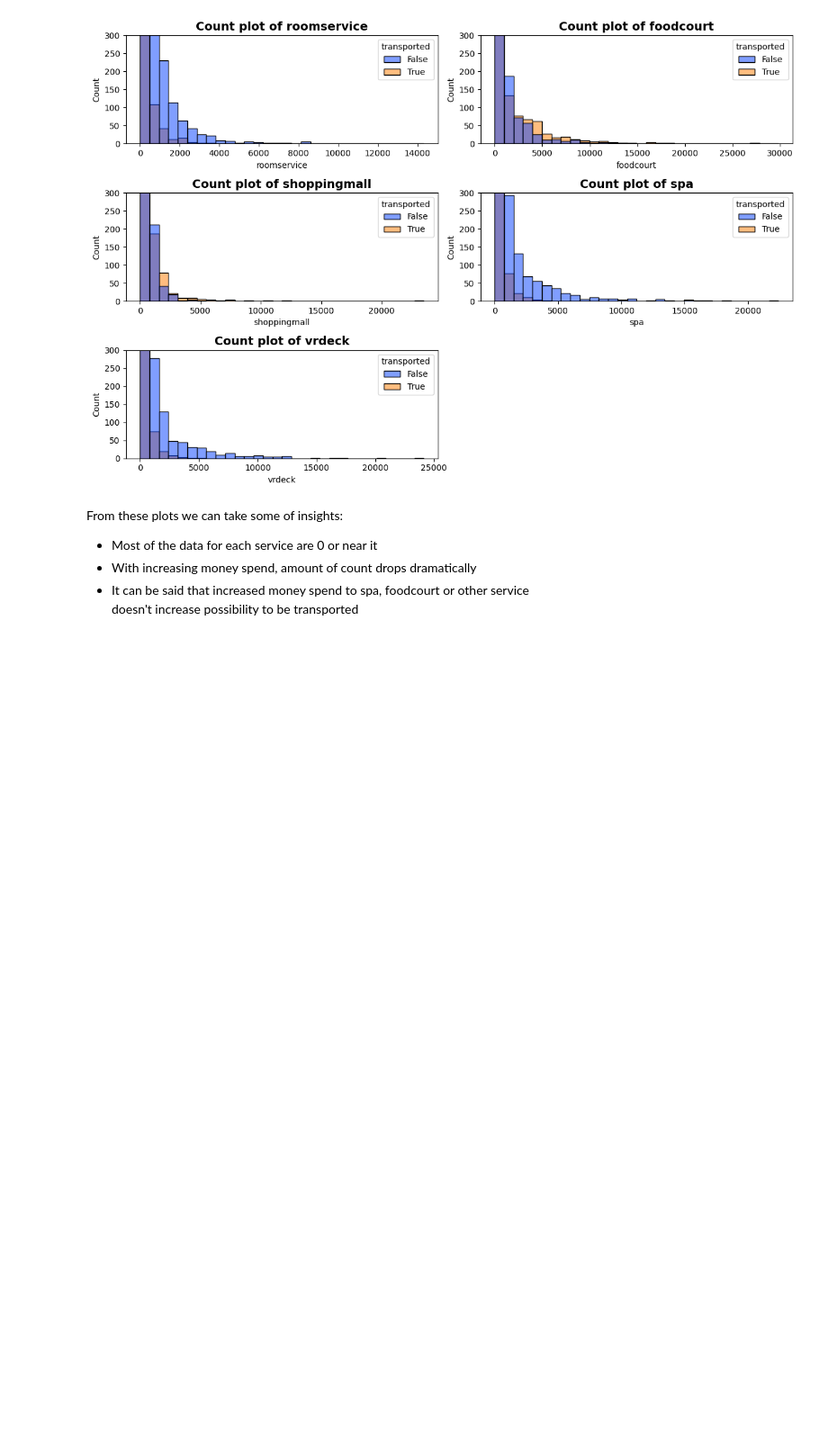
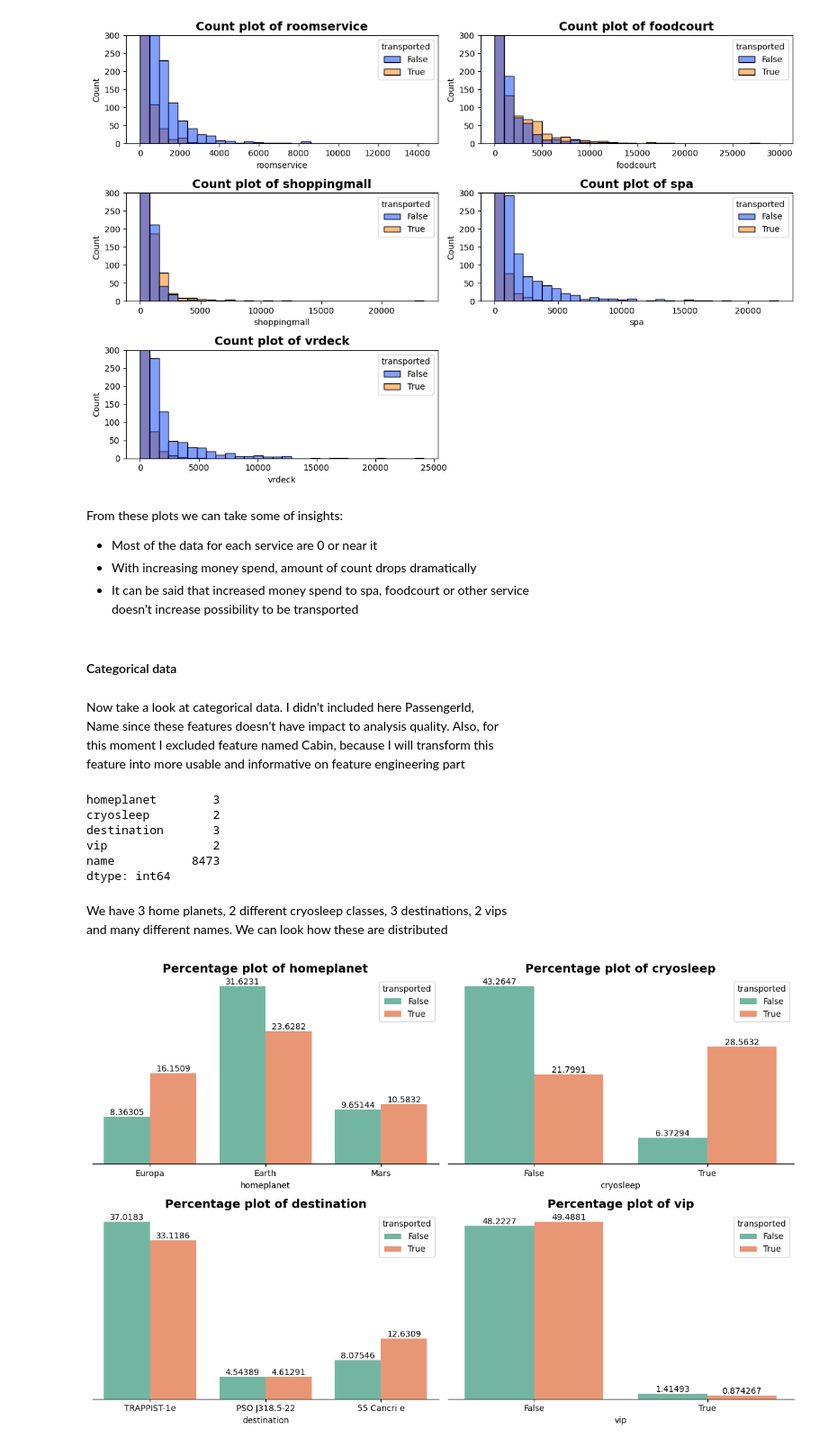
Before and after one commit to ShariYo/Modul3_Sprint3, a Jupyter notebook: project/main.ipynb, the cells around one changed output. Shown at 90% size. Saved outputs shown, nothing was run; the diff lists cells and outputs as text; code cells hidden in the pictures; blank space fills up the shorter version.

Commit message:
end with categorical EDA, start with Feature engineering

```diff
--- a/project/main.ipynb
+++ b/project/main.ipynb
@@ -78,8 +78,7 @@ First of all let's make all letters in columns labels to lower case, remove
 empty spaces in order to simplicity and convenience. Also check for duplicates,
 NaN numbers and empty cells
 # %%
-train_df = train.copy()
-train_df = sand.cleaner(train_df)
+train_df = sand.cleaner(train)
 # %% [output]
 All columns empty spaces have been stripped.
 All columns names have been converted to lowercase.
@@ -217,3 +216,53 @@ From these plots we can take some of insights:
 - With increasing money spend, amount of count drops dramatically
 - It can be said that increased money spend to spa, foodcourt or other service
 doesn't increase possibility to be transported
+# %% [markdown]
+#### Categorical data
+# %% [markdown]
+Now take a look at categorical data. I didn't included here PassengerId,
+Name since these features doesn't have impact to analysis quality. Also, for
+this moment I excluded feature named Cabin, because I will transform this
+feature into more usable and informative on feature engineering part
+# %%
+cat = ["homeplanet", "cryosleep", "destination", "vip", "name"]
+train_df[cat].nunique()
+# %% [output]
+homeplanet        3
+cryosleep         2
+destination       3
+vip               2
+name           8473
+dtype: int64
+# %% [markdown]
+We have 3 home planets, 2 different cryosleep classes, 3 destinations, 2 vips
+and many different names. We can look how these are distributed
+# %%
+categorics = train_df[cat].drop(columns=["name"])
+fig, ax = plt.subplots(2, 2, figsize=(12, 8))
+ax = ax.flatten()
+for axis, col in zip(ax, list(categorics.columns)):
+    sns.countplot(
+        data=categorics,
+        x=col,
+        ax=axis,
+        hue=train_df["transported"],
+        stat="percent",
+        palette="Set2",
+    )
+    for container in axis.containers:
+        axis.bar_label(container, padding=0)
+    axis.axes.get_yaxis().set_visible(False)
+    axis.axes.get_xaxis().set_visible(True)
+    axis.spines["top"].set_visible(False)
+    axis.spines["right"].set_visible(False)
+    axis.spines["left"].set_visible(False)
+    axis.set_xlabel(col)
+    axis.set_ylabel("Count")
+    axis.set_title(f"Percentage plot of {col}", size=14, fontweight="bold", ha="center")
+if len(list(categorics.columns)) < len(ax):
+    fig.delaxes(ax[-1])
+plt.tight_layout()
+
+plt.show()
+# %% [output]
+[figure, added]
```
Also changed, not shown: parts of 7 cells of this notebook, 1 other file.
